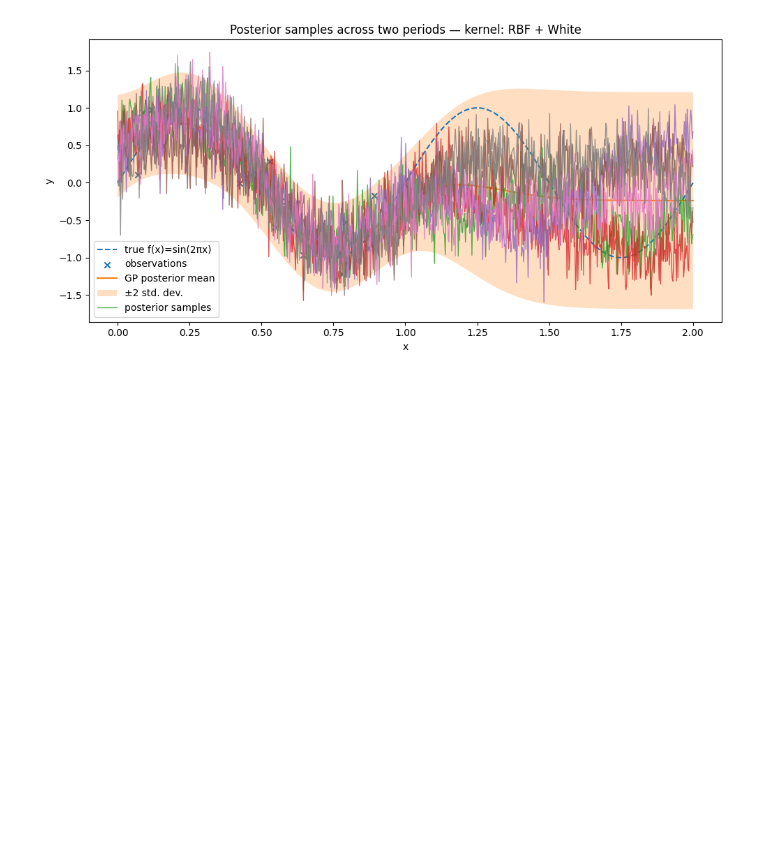
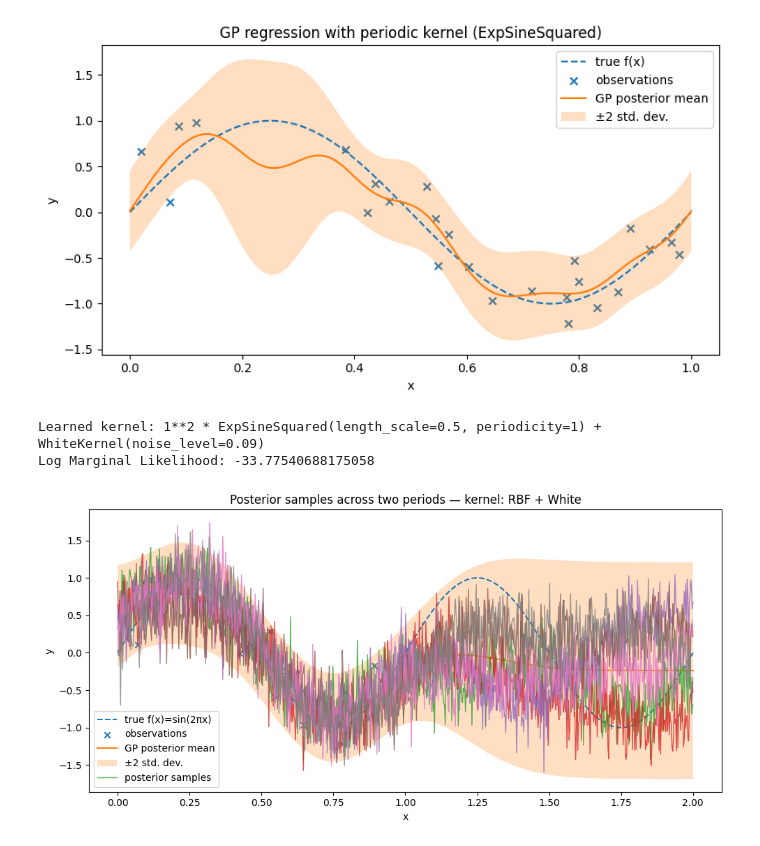
Before and after one commit to KrazyKats/Math_216A, a Jupyter notebook: HW2/Problem_3.ipynb, the cells around one changed output. Cells and saved outputs as stored; diff of their text form; code cells hidden in the pictures; blank space fills up the shorter version.

```diff
--- a/HW2/Problem_3.ipynb
+++ b/HW2/Problem_3.ipynb
@@ -63,3 +63,65 @@ Log Marginal Likelihood: -22.481019683634894
+# %%
+# Generative demonstration: fit a Gaussian Process with a periodic kernel to data y = sin(2πx) + 0.3·N(0,1)
+# This cell:
+# 1) generates data,
+# 2) fits a GP with a periodic kernel (ExpSineSquared) + WhiteKernel,
+# 3) predicts on a dense grid,
+# 4) plots posterior mean and ±2 standard error bands,
+# 5) prints learned kernel hyperparameters and log-marginal-likelihood.
+#
+# Notes:
+# - Uses sklearn GaussianProcessRegressor which will optimize kernel hyperparameters by maximizing the
+#   log marginal likelihood (type-II ML).
+# - Do not set matplotlib colors explicitly (per tool instructions).
+import numpy as np
+import matplotlib.pyplot as plt
+from sklearn.gaussian_process import GaussianProcessRegressor
+from sklearn.gaussian_process.kernels import ConstantKernel, ExpSineSquared, RBF, WhiteKernel
+
+np.random.seed(0)
+
+# Generate data
+N = 25
+X = np.random.rand(N, 1)  # in [0,1]
+true_f = lambda x: np.sin(2 * np.pi * x)
+noise_sd = 0.3
+y = true_f(X).ravel() + noise_sd * np.random.randn(N)
+
+# Define kernel: amplitude * periodic + small RBF + white noise
+# periodic kernel (ExpSineSquared) has a 'periodicity' parameter; set initial 1.0 (we expect period=1)
+kernel = (ConstantKernel(1.0, (1e-3, 1e3)) * ExpSineSquared(length_scale=0.5, periodicity=1,
+                                                            length_scale_bounds=(1e-2, 1e2),
+                                                            periodicity_bounds=(1e-2, 10.0))
+        #  + RBF(length_scale=0.2, length_scale_bounds=(1e-3, 1e2))
+         + WhiteKernel(noise_level=noise_sd**2, noise_level_bounds=(1e-6, 1.0)))
+
+gp = GaussianProcessRegressor(kernel=kernel, optimizer=None, n_restarts_optimizer=8, normalize_y=True)
+gp.fit(X, y)
+
+# Predict on dense grid
+Xgrid = np.linspace(0, 1, 400).reshape(-1, 1)
+y_mean, y_std = gp.predict(Xgrid, return_std=True)
+
+# Plot
+plt.figure(figsize=(8, 4.5))
+plt.plot(Xgrid, true_f(Xgrid), linestyle='--', label='true f(x)')  # dashed true function
+plt.scatter(X, y, marker='x', label='observations')
+plt.plot(Xgrid, y_mean, label='GP posterior mean')
+plt.fill_between(Xgrid.ravel(), (y_mean - 2*y_std).ravel(), (y_mean + 2*y_std).ravel(), alpha=0.25, label='±2 std. dev.')
+plt.xlabel('x')
+plt.ylabel('y')
+plt.title('GP regression with periodic kernel (ExpSineSquared)')
+plt.legend()
+plt.tight_layout()
+plt.show()
+
+# Print learned kernel and log-marginal-likelihood
+print("Learned kernel:", gp.kernel_)
+print("Log Marginal Likelihood:", gp.log_marginal_likelihood(gp.kernel_.theta))
+# %% [output]
+[figure, added]
+Learned kernel: 1**2 * ExpSineSquared(length_scale=0.5, periodicity=1) + WhiteKernel(noise_level=0.09)
+Log Marginal Likelihood: -33.77540688175058
 # %%
 # Draw posterior samples across two periods [0,2] for the three kernels and plot them.
 # For each kernel: fit GP on data in [0,1], predict on grid [0,2], plot posterior mean, ±2 std, and overlay 6 posterior samples.
```
Also changed, not shown: parts of 2 cells of this notebook, 1 other file.
